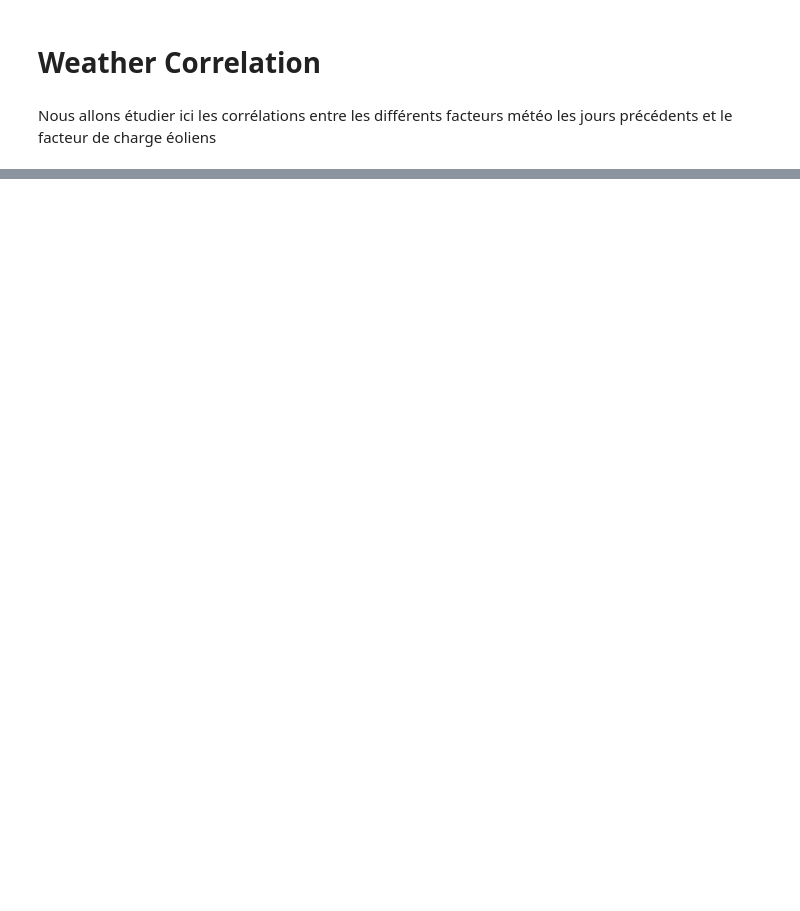
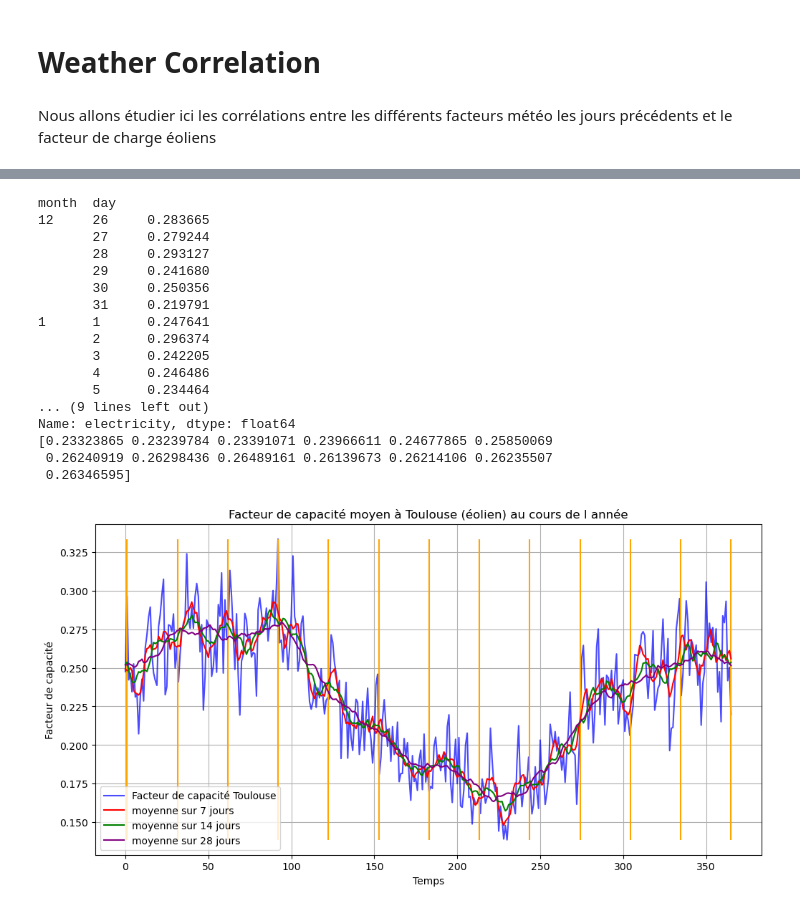
Before and after one commit to dpiot14/Project-4th-year, a Jupyter notebook: weather_correlation.ipynb, the cells around one changed output, grey strips where cells are left out. Saved outputs shown, nothing was run; the diff lists cells and outputs as text; code cells hidden in the pictures; blank space fills up the shorter version.

Commit message:
Etude des corrélations avec les données météo de la veille

```diff
--- a/weather_correlation.ipynb
+++ b/weather_correlation.ipynb
@@ -32,0 +48,56 @@ Toutes les données sont différentes
+# %%
+# On commence par regrouper les données par année
+data_hour_copy=data_hToulouse_wind.copy()
+data_hour_copy['day']=data_hour_copy['time'].dt.day
+data_hour_copy['month']=data_hour_copy['time'].dt.month
+
+data_year_wind_tendance = data_hour_copy.groupby(['month', 'day']).agg({'electricity': 'mean', 'wind_speed': 'mean'})
+
+#print(type(data_year_wind_tendance.index))
+
+
+
+# Création du graphique de série temporelle pour la capacité nationale
+plt.figure(figsize=(12, 6))
+plt.plot(np.arange(366),data_year_wind_tendance['electricity'], label='Facteur de capacité Toulouse', color='blue', alpha=0.7)
+plt.title('Facteur de capacité moyen à Toulouse (éolien) au cours de l année')
+plt.xlabel('Temps')
+plt.ylabel('Facteur de capacité')
+plt.grid(True)
+
+time_tick  = np.linspace(1, 365, 13)
+plt.vlines(x = time_tick, ymin = data_year_wind_tendance['electricity'].min(), ymax = data_year_wind_tendance['electricity'].max(), colors = "orange")
+
+print(pd.concat([data_year_wind_tendance['electricity'][360:],data_year_wind_tendance['electricity']])[:20])
+print(data_year_wind_tendance['electricity'].rolling(7, center=True).mean().to_numpy()[:20][7:])
+
+#On ajoute une "moyenne" en lissant
+#On ajoute également des données avant et après pour avoir une moyenne lissée sur toute l'année
+
+plt.plot(pd.concat([data_year_wind_tendance['electricity'][359:],data_year_wind_tendance['electricity'],data_year_wind_tendance['electricity'][:7]]).rolling(7, center=True).mean().to_numpy()[7:373], label=f"moyenne sur 7 jours", color = "red")
+plt.plot(pd.concat([data_year_wind_tendance['electricity'][352:],data_year_wind_tendance['electricity'],data_year_wind_tendance['electricity'][:14]]).rolling(14, center=True).mean().to_numpy()[14:380], label=f"moyenne sur 14 jours", color = "green")
+plt.plot(pd.concat([data_year_wind_tendance['electricity'][338:],data_year_wind_tendance['electricity'],data_year_wind_tendance['electricity'][:28]]).rolling(28, center=True).mean().to_numpy()[28:394], label=f"moyenne sur 28 jours", color = "purple")
+plt.legend()
+
+saison28=pd.concat([data_year_wind_tendance['electricity'][338:],data_year_wind_tendance['electricity'],data_year_wind_tendance['electricity'][:28]]).rolling(28, center=True).mean().to_numpy()[28:394]
+
+plt.show()
+# %% [output]
+month  day
+12     26     0.283665
+       27     0.279244
+       28     0.293127
+       29     0.241680
+       30     0.250356
+       31     0.219791
+1      1      0.247641
+       2      0.296374
+       3      0.242205
+       4      0.246486
+       5      0.234464
+... (9 lines left out)
+Name: electricity, dtype: float64
+[0.23323865 0.23239784 0.23391071 0.23966611 0.24677865 0.25850069
+ 0.26240919 0.26298436 0.26489161 0.26139673 0.26214106 0.26235507
+ 0.26346595]
+[figure, added]
```
Also changed, not shown: parts of 5 cells of this notebook.
